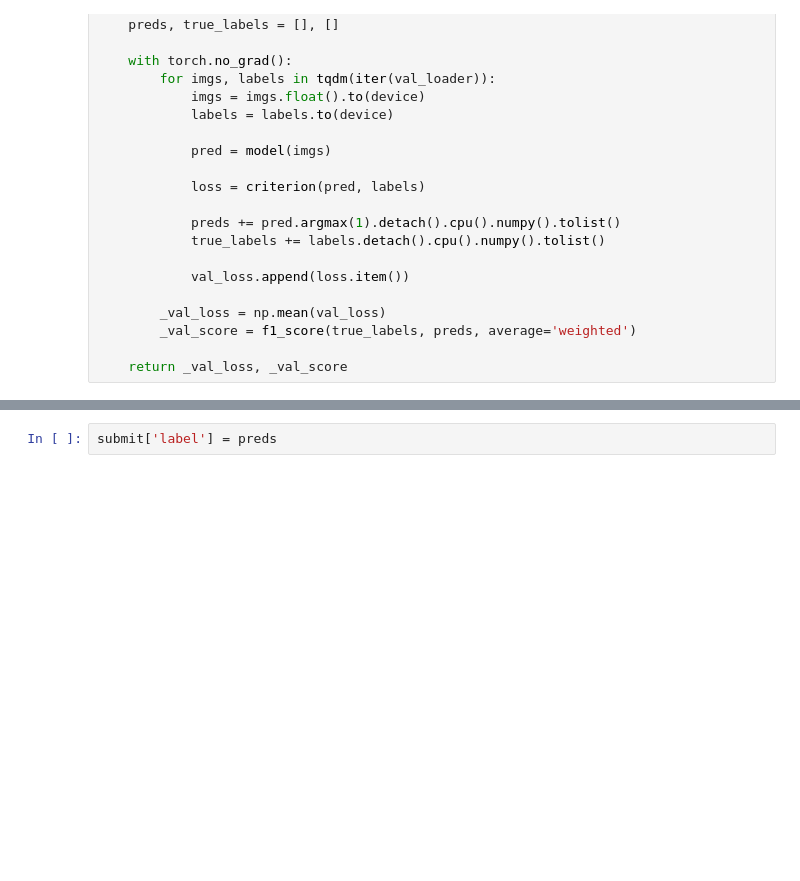
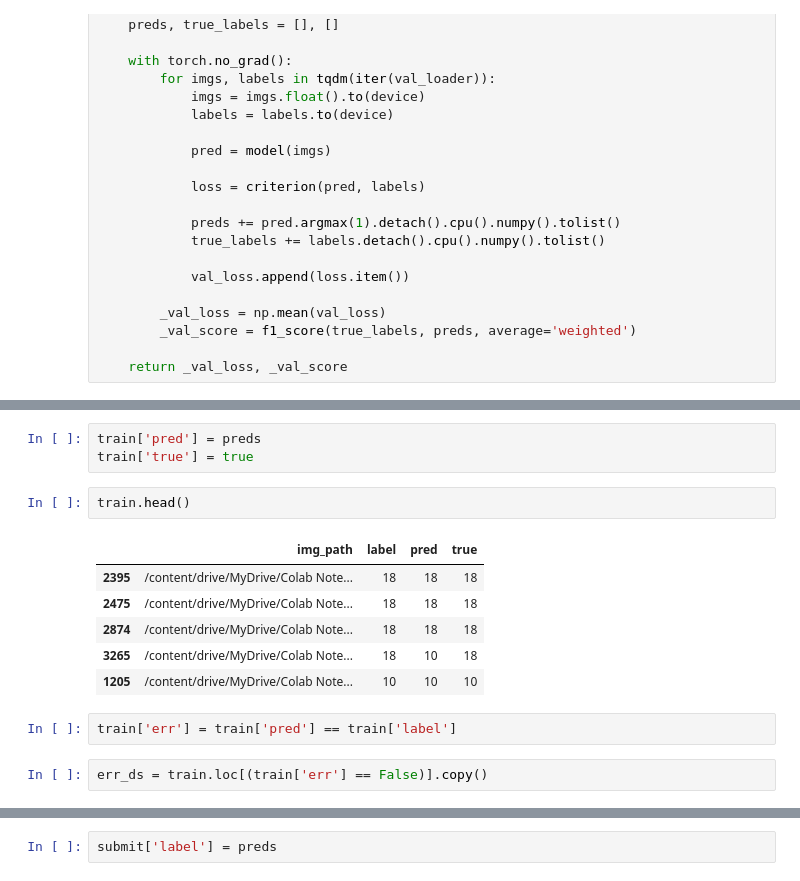
Before and after one commit to hwarang97/Dacon, a Jupyter notebook: competition/DACON_competition_도배.ipynb, the cells around one changed output, grey strips where cells are left out. Cells and saved outputs as stored; diff of their text form; blank space fills up the shorter version.

Commit message:
Colaboratory를 통해 생성됨

```diff
--- a/competition/DACON_competition_도배.ipynb
+++ b/competition/DACON_competition_도배.ipynb
@@ -182,0 +268,16 @@ infer_model = train(model, optimizer, train_loader, val_loader, scheduler, devic
+# %%
+train['pred'] = preds
+train['true'] = true
+# %%
+train.head()
+# %% [output]
+|  | img_path | label | pred | true |
+| 2395 | /content/drive/MyDrive/Colab Note... | 18 | 18 | 18 |
+| 2475 | /content/drive/MyDrive/Colab Note... | 18 | 18 | 18 |
+| 2874 | /content/drive/MyDrive/Colab Note... | 18 | 18 | 18 |
+| 3265 | /content/drive/MyDrive/Colab Note... | 18 | 10 | 18 |
+| 1205 | /content/drive/MyDrive/Colab Note... | 10 | 10 | 10 |
+# %%
+train['err'] = train['pred'] == train['label']
+# %%
+err_ds = train.loc[(train['err'] == False)].copy()
```
Also changed, not shown: parts of 29 cells of this notebook.
